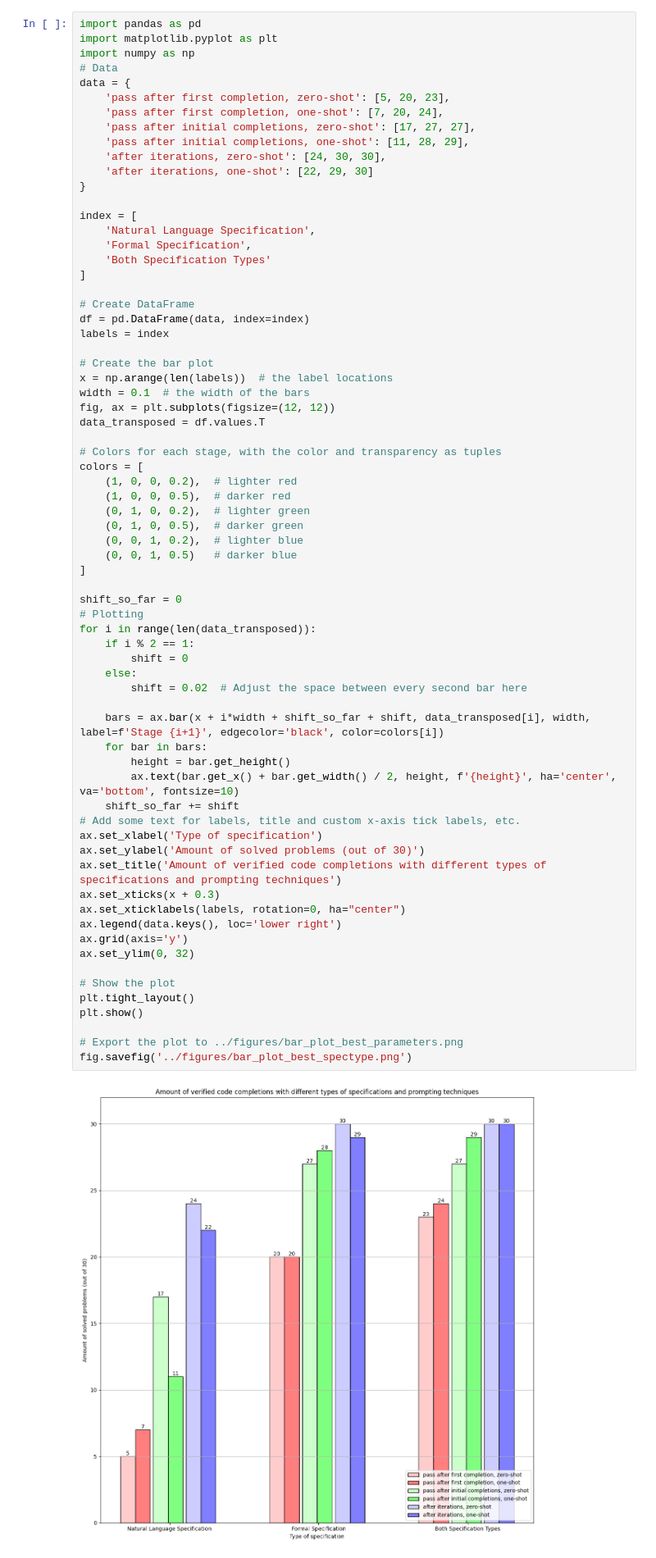
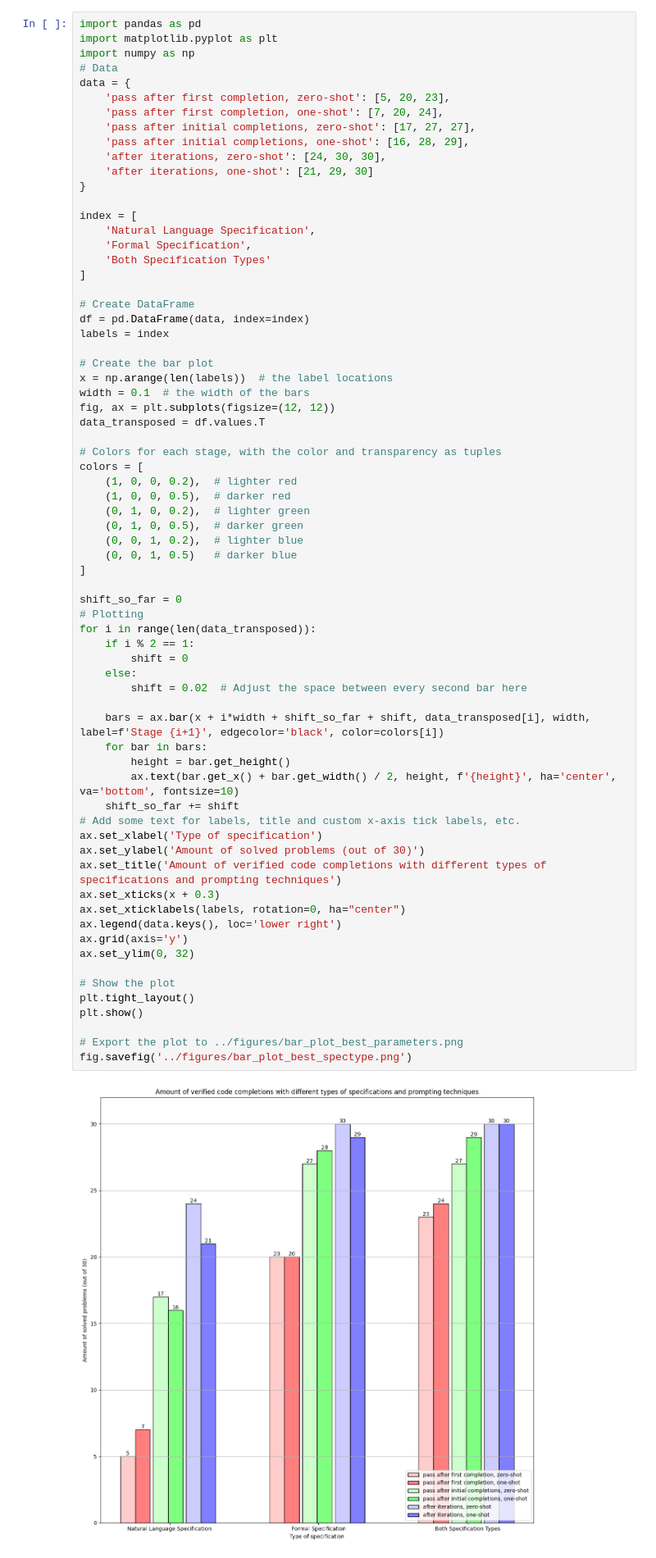
Before and after one commit to ASSERT-KTH/Vecogen, a Jupyter notebook: python_modules/graphs.ipynb, the cells around one changed output. Shown at 82% size. Drawn from its saved outputs; the diff is of its cells as text.

```diff
--- a/python_modules/graphs.ipynb
+++ b/python_modules/graphs.ipynb
@@ -79,9 +81,9 @@ data = {
     'pass after first completion, zero-shot': [5, 20, 23],
     'pass after first completion, one-shot': [7, 20, 24],
     'pass after initial completions, zero-shot': [17, 27, 27],
-    'pass after initial completions, one-shot': [11, 28, 29],
+    'pass after initial completions, one-shot': [16, 28, 29],
     'after iterations, zero-shot': [24, 30, 30],
-    'after iterations, one-shot': [22, 29, 30]
+    'after iterations, one-shot': [21, 29, 30]
 }
 
 index = [
@@ -113,34 +115,34 @@ colors = [
 shift_so_far = 0
 # Plotting
 for i in range(len(data_transposed)):
     if i % 2 == 1:
         shift = 0
     else:
         shift = 0.02  # Adjust the space between every second bar here
 
     bars = ax.bar(x + i*width + shift_so_far + shift, data_transposed[i], width, label=f'Stage {i+1}', edgecolor='black', color=colors[i])
     for bar in bars:
         height = bar.get_height()
         ax.text(bar.get_x() + bar.get_width() / 2, height, f'{height}', ha='center', va='bottom', fontsize=10)
     shift_so_far += shift
 # Add some text for labels, title and custom x-axis tick labels, etc.
 ax.set_xlabel('Type of specification')
 ax.set_ylabel('Amount of solved problems (out of 30)')
 ax.set_title('Amount of verified code completions with different types of specifications and prompting techniques')
 ax.set_xticks(x + 0.3)
 ax.set_xticklabels(labels, rotation=0, ha="center")
 ax.legend(data.keys(), loc='lower right')
 ax.grid(axis='y')
 ax.set_ylim(0, 32)
 
 # Show the plot
 plt.tight_layout()
 plt.show()
 
 # Export the plot to ../figures/bar_plot_best_parameters.png
 fig.savefig('../figures/bar_plot_best_spectype.png')
 # %% [output]
-[figure, old version]
+[figure, new version]
 # %%
 import pandas as pd
 import matplotlib.pyplot as plt
```
Also changed, not shown: parts of 13 cells of this notebook, 9 other files.
